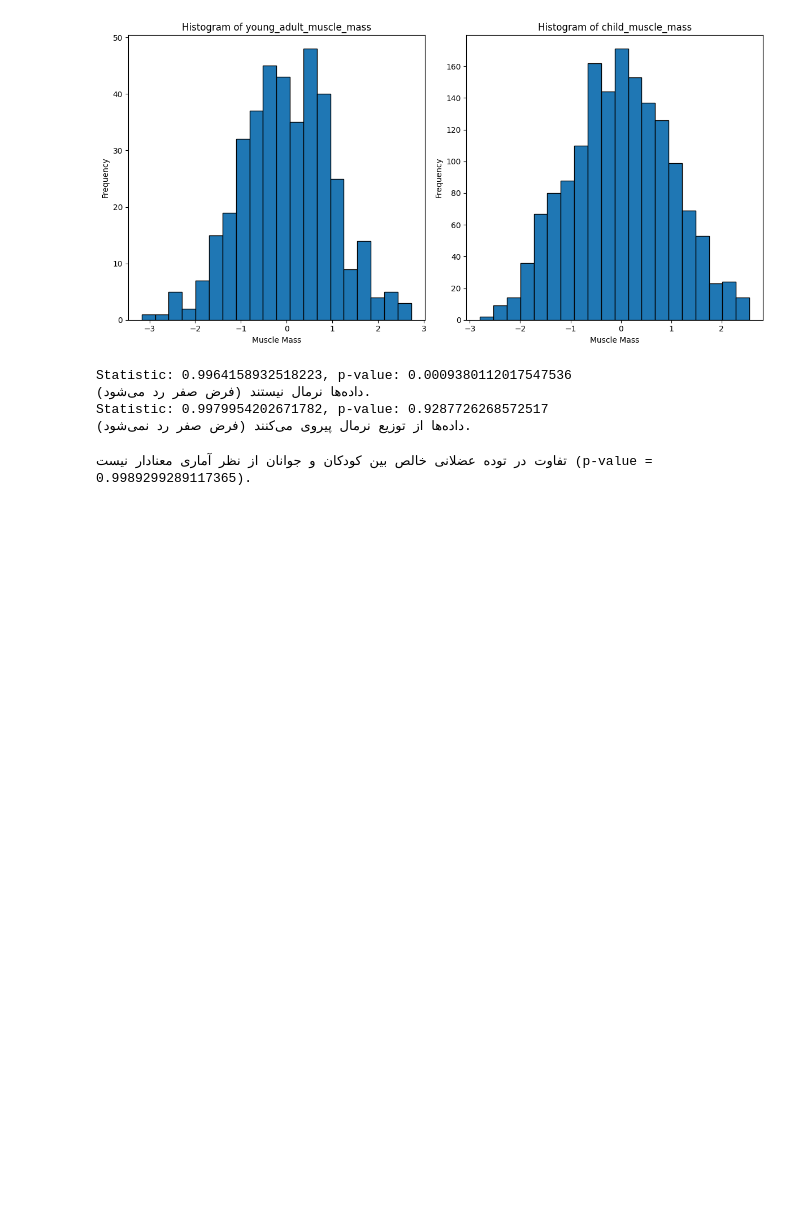
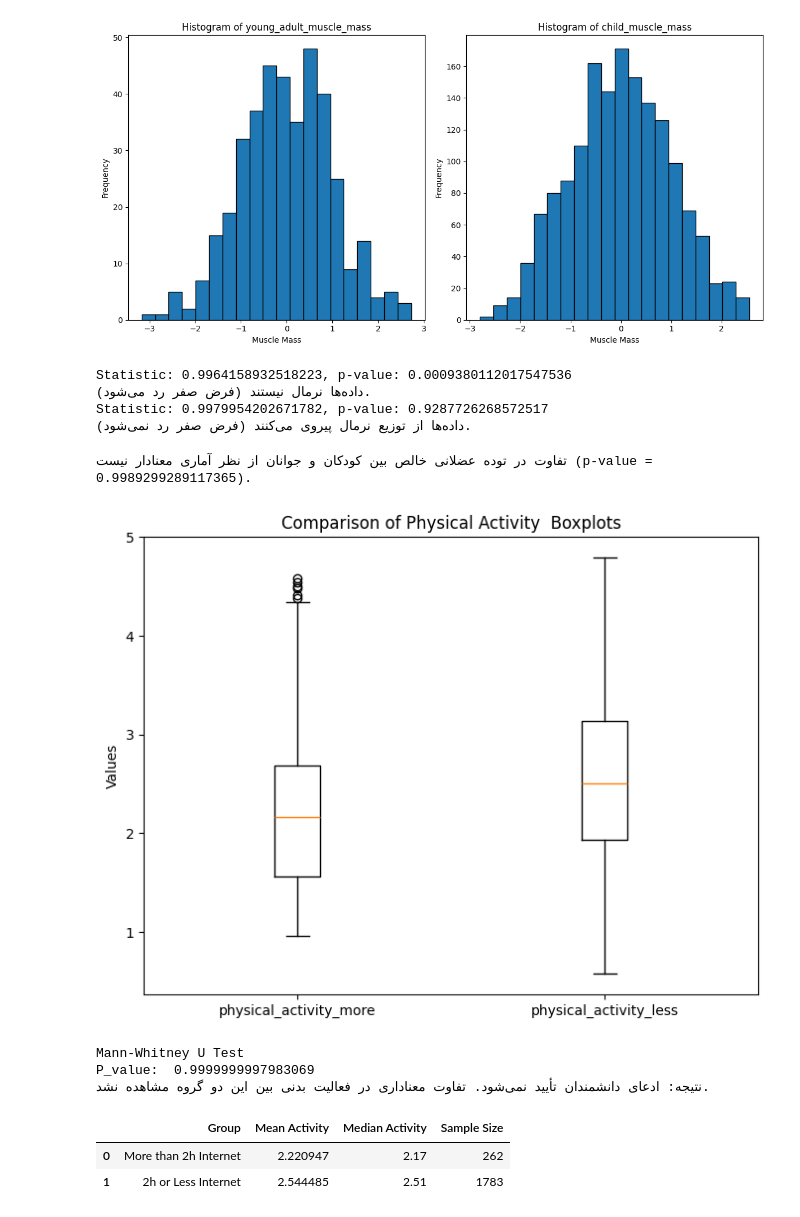
Before and after one commit to amyazdan/QBCAI-First-Project-G3, a Jupyter notebook: notebooks/01_Statistical_Analysis_Internet.ipynb, the cells around one changed output. Cells and saved outputs as stored; diff of their text form; code cells hidden in the pictures; blank space fills up the shorter version.

Commit message:
Hypothesis Test Done! (not well commented version)

```diff
--- a/notebooks/01_Statistical_Analysis_Internet.ipynb
+++ b/notebooks/01_Statistical_Analysis_Internet.ipynb
@@ -575,3 +576,67 @@ else:
     print(f"تفاوت در توده عضلانی خالص بین کودکان و جوانان از نظر آماری معنادار نیست (p-value = {p_value_age}).")
 # %% [output]
 تفاوت در توده عضلانی خالص بین کودکان و جوانان از نظر آماری معنادار نیست (p-value = 0.9989299289117365).
+# %%
+# گزارهٔ زیر را نه تنها با استفاده از آزمون فرض، بلکه همراه با توضیحات و تحلیل‌های مناسب و بیشتر مورد بررسی قرار دهید.
+# دانشمندان ادعا می‌کنند که
+# میزان فعالیت بدنی در کودکان و بزرگسالانی که بیشتر از دو ساعت از اینترنت استفاده می‌کنند
+# نسبت به کودکان و بزرگسالانی که کمتر از این مقدار از اینترنت استفاده می‌کنند، بیشتر است.
+
+group_more_than_2h = df[df['PreInt_EduHx-computerinternet_hoursday'] > 2]
+group_less_equal_2h = df[df['PreInt_EduHx-computerinternet_hoursday'] <= 2]
+
+physical_activity_more = pd.concat([
+    group_more_than_2h['PAQ_A-PAQ_A_Total'],  # Physical Activity Adults
+    group_more_than_2h['PAQ_C-PAQ_C_Total']  # Physical Activity Children
+]).dropna()
+
+physical_activity_less = pd.concat([
+    group_less_equal_2h['PAQ_A-PAQ_A_Total'],
+    group_less_equal_2h['PAQ_C-PAQ_C_Total']
+]).dropna()
+# %%
+# Boxplot
+plt.figure(figsize=(8, 6))
+plt.boxplot([physical_activity_more, physical_activity_less], labels=['physical_activity_more', 'physical_activity_less'])
+
+plt.title("Comparison of Physical Activity  Boxplots")
+plt.ylabel("Values")
+
+plt.show()
+# %% [output]
+[figure, added]
+# %%
+shapiro_more = stats.shapiro(physical_activity_more)
+shapiro_less = stats.shapiro(physical_activity_less)
+
+if shapiro_more.pvalue > 0.05 and shapiro_less.pvalue > 0.05: # Both variables distribution is normal
+    test_stat, p_value = stats.ttest_ind(physical_activity_more, physical_activity_less, equal_var=False)
+    test_name = "Independent t-test"
+else:
+    test_stat, p_value = stats.mannwhitneyu(physical_activity_more, physical_activity_less, alternative='greater')
+    test_name = "Mann-Whitney U Test"
+
+print(test_name)
+summary = pd.DataFrame({
+    "Group": ["More than 2h Internet", "2h or Less Internet"],
+    "Mean Activity": [physical_activity_more.mean(), physical_activity_less.mean()],
+    "Median Activity": [physical_activity_more.median(), physical_activity_less.median()],
+    "Sample Size": [len(physical_activity_more), len(physical_activity_less)]
+})
+
+print("P_value: ", p_value)
+
+if p_value < 0.05:
+    print("نتیجه: ادعای دانشمندان تأیید می‌شود. فعالیت بدنی در افرادی که بیش از ۲ ساعت از اینترنت استفاده می‌کنند بیشتر است.")
+else:
+    print("نتیجه: ادعای دانشمندان تأیید نمی‌شود. تفاوت معناداری در فعالیت بدنی بین این دو گروه مشاهده نشد.")
+# %% [output]
+Mann-Whitney U Test
+P_value:  0.9999999997983069
+نتیجه: ادعای دانشمندان تأیید نمی‌شود. تفاوت معناداری در فعالیت بدنی بین این دو گروه مشاهده نشد.
+# %%
+summary
+# %% [output]
+|  | Group | Mean Activity | Median Activity | Sample Size |
+| 0 | More than 2h Internet | 2.220947 | 2.17 | 262 |
+| 1 | 2h or Less Internet | 2.544485 | 2.51 | 1783 |
```
Also changed, not shown: parts of 2 cells of this notebook.
